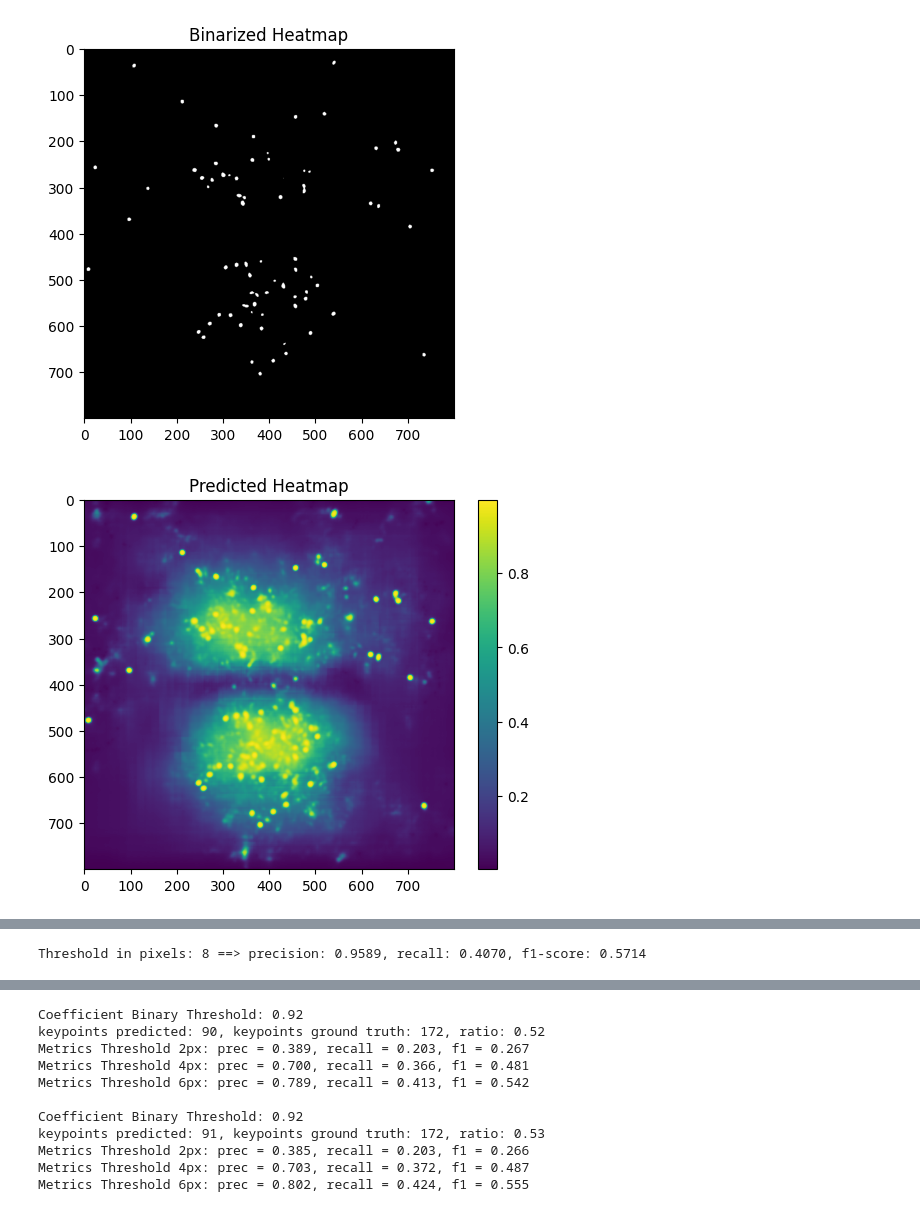
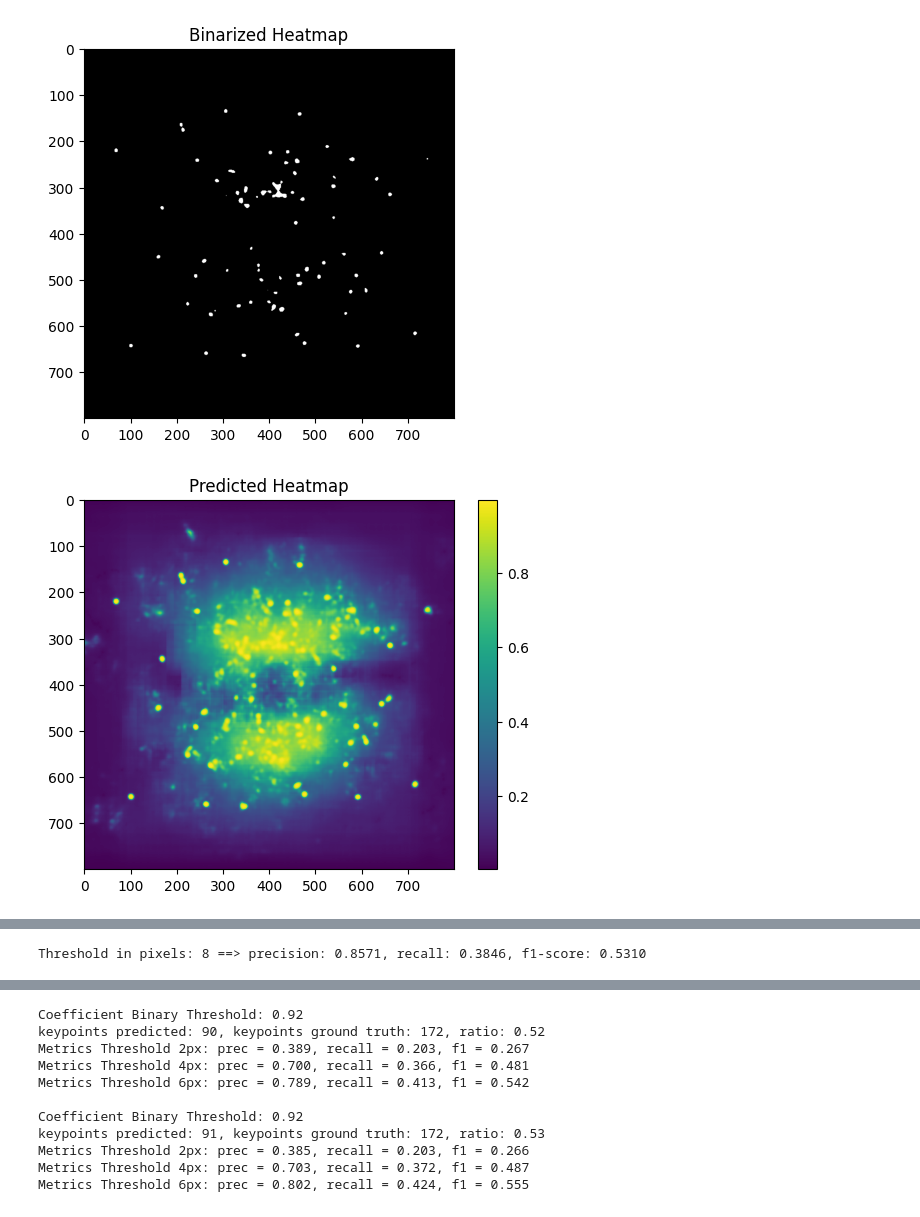
Before and after one commit to DanieleGhezzi25/A-Machine-Learning-Approach-for-Particle-Tracking-in-RICH-Detectors, a Jupyter notebook: UNet/Models/Model_92000_8000_160_180_npy/inference.ipynb, the cells around one changed output, grey strips where cells are left out. Drawn from its saved outputs; the diff is of its cells as text; code cells hidden in the pictures.

```diff
--- a/UNet/Models/Model_92000_8000_160_180_npy/inference.ipynb
+++ b/UNet/Models/Model_92000_8000_160_180_npy/inference.ipynb
@@ -35,7 +35,7 @@ UNetWithAttention(
   (final): Conv2d(64, 1, kernel_size=(1, 1), stride=(1, 1))
 )
 # %%
-img_path = '/user/gr1/delphi/dghezzi/UNet/Models/event_92.npy'
+img_path = '/user/gr1/delphi/dghezzi/SharedDataset_22500_2500_150_175_npy/UNet/800px/images/val/event_8.npy'
 
 img = np.load(img_path)  # shape atteso (H, W)
 img = img.astype(np.float32)  # assicurati che sia in float32
@@ -75,13 +75,13 @@ Mean: 0.2301609
 # %%
 from UNet import infer_keypoints_from_image, img_kp_pred_and_gr, compute_pck_metrics, load_keypoints_from_csv
 
 heatmap, keypoints_and_cov, time = infer_keypoints_from_image(img_path, model, device=device, show_mask=True, threshold=0.97, npy=True, sigmoid=True)
 
 keypoints = [kp for kp, cov in keypoints_and_cov]
-keypoints_gt = load_keypoints_from_csv('/user/gr1/delphi/dghezzi/UNet/Models/event_92_centers.csv')
+keypoints_gt = load_keypoints_from_csv('/user/gr1/delphi/dghezzi/SharedDataset_22500_2500_150_175_npy/UNet/800px/centers/val/event_8_centers.csv')
 img_kp_pred_and_gr(keypoints_pred=keypoints, keypoints_gt=keypoints_gt, img_path=img_path)
 pck_metrics = compute_pck_metrics(keypoints, keypoints_gt, thresholds=[8])
 print(f'Threshold in pixels: 8 ==> precision: {pck_metrics[0][0]:.4f}, recall: {pck_metrics[1][0]:.4f}, f1-score: {pck_metrics[2][0]:.4f}')
 # %% [output]
-[figure, old version]
+[figure, new version]
-[figure, old version]
+[figure, new version]
@@ -89,4 +89,4 @@ print(f'Threshold in pixels: 8 ==> precision: {pck_metrics[0][0]:.4f}, recall: {
-Threshold in pixels: 8 ==> precision: 0.9589, recall: 0.4070, f1-score: 0.5714
+Threshold in pixels: 8 ==> precision: 0.8571, recall: 0.3846, f1-score: 0.5310
 # %%
 # sovrapponi heatmap e keypoints predetti
 plt.figure(figsize=(10, 10))
```
Also changed, not shown: parts of 3 cells of this notebook, 8 other files.
